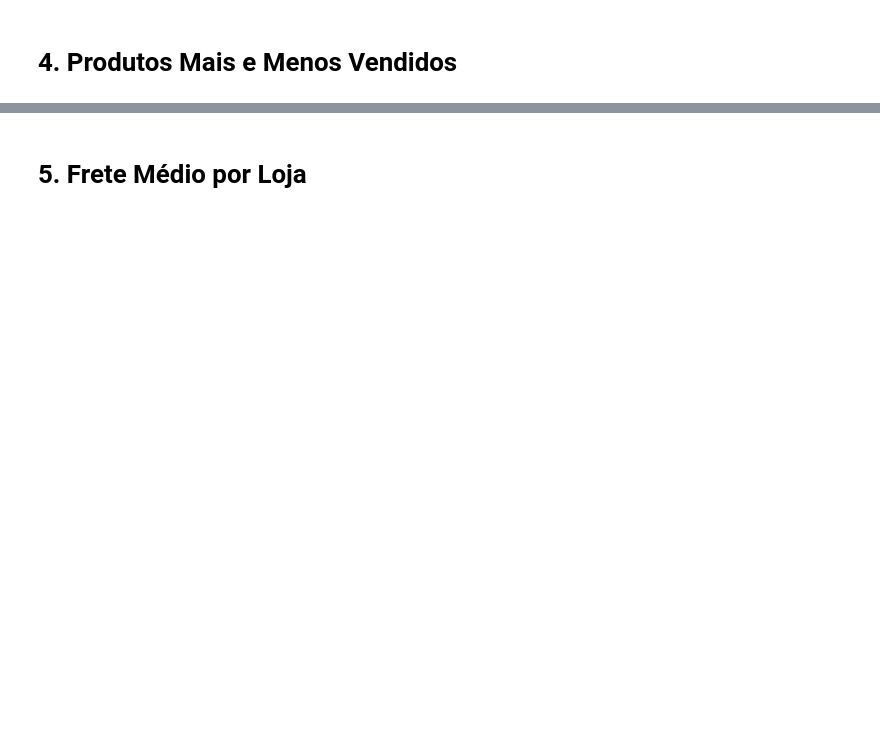
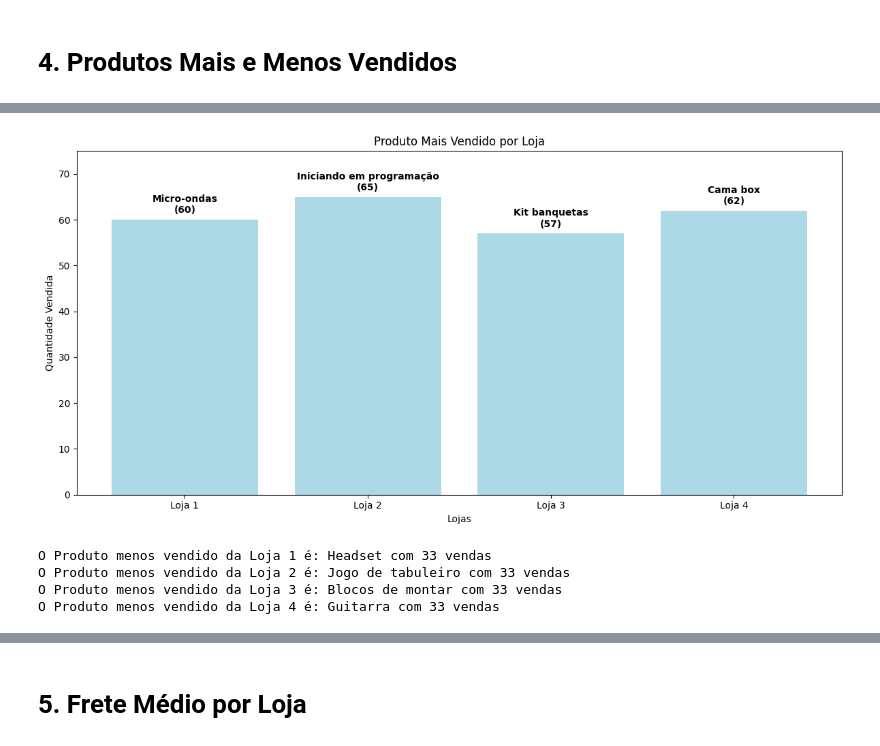
Before and after one commit to lazybytebr/challenge-ds-one-store, a Jupyter notebook: AluraStoreBr.ipynb, the cells around one changed output, grey strips where cells are left out. Saved outputs shown, nothing was run; the diff lists cells and outputs as text; code cells hidden in the pictures; blank space fills up the shorter version.

```diff
--- a/AluraStoreBr.ipynb
+++ b/AluraStoreBr.ipynb
@@ -33,0 +241,50 @@ loja.head()
+# %%
+#Gerar o Grafico Produtos mais vendidos por loja
+
+import matplotlib.pyplot as plt
+
+# Criar listas para armazenar os dados do loop
+nomes_lojas = []
+quantidades = []
+produtos = []
+
+# Reexecutar o loop apenas para armazenar os dados
+for nome_loja, df in lojas.items():
+    maior_venda = df['Produto'].value_counts().idxmax()
+    quantidade_vendida = df['Produto'].value_counts().max()
+
+#Para adicionar um elemento ao final da lista e exibir as 4 lojas no grafico
+    nomes_lojas.append(nome_loja)
+    quantidades.append(quantidade_vendida)
+    produtos.append(maior_venda)
+
+# Criar o gráfico de barras
+plt.figure(figsize=(12, 6))
+barras = plt.bar(nomes_lojas, quantidades, color='lightblue')
+
+# Adicionar rótulos nas barras (produto + quantidade)
+for i, barra in enumerate(barras):
+    altura = barra.get_height()
+    rotulo = f"{produtos[i]}\n({quantidades[i]})"
+    plt.text(barra.get_x() + barra.get_width()/2, altura + 1, rotulo, ha='center', va='bottom', fontsize=10, fontweight='bold')
+
+# Títulos e ajustes
+plt.title('Produto Mais Vendidos por Loja')
+plt.xlabel('Lojas')
+plt.ylabel('Quantidade Vendida')
+plt.ylim(0, max(quantidades) + 10)
+plt.tight_layout()
+plt.show()
+# %% [output]
+[figure, added]
+# %%
+#repetição para fazer a leitura de valores de cada loja menos vendido
+for nome_loja, df in lojas.items():
+    # Encontrar o produto menos vendido para cada loja
+    menor_venda = df['Produto'].value_counts().idxmin()
+    print(f"O Produto menos vendido da {nome_loja} é: {menor_venda} com {quantidade_vendida} vendas")
+# %% [output]
+O Produto menos vendido da Loja 1 é: Headset com 33 vendas
+O Produto menos vendido da Loja 2 é: Jogo de tabuleiro com 33 vendas
+O Produto menos vendido da Loja 3 é: Blocos de montar com 33 vendas
+O Produto menos vendido da Loja 4 é: Guitarra com 33 vendas
```
Also changed, not shown: parts of 22 cells of this notebook, 15 other files.
